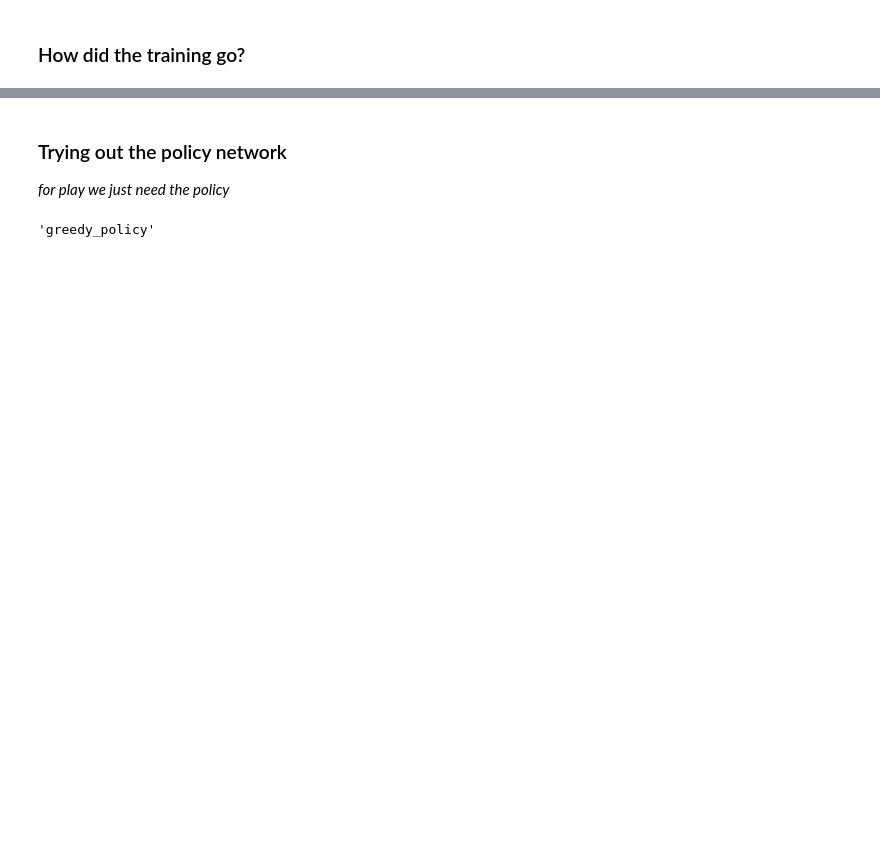
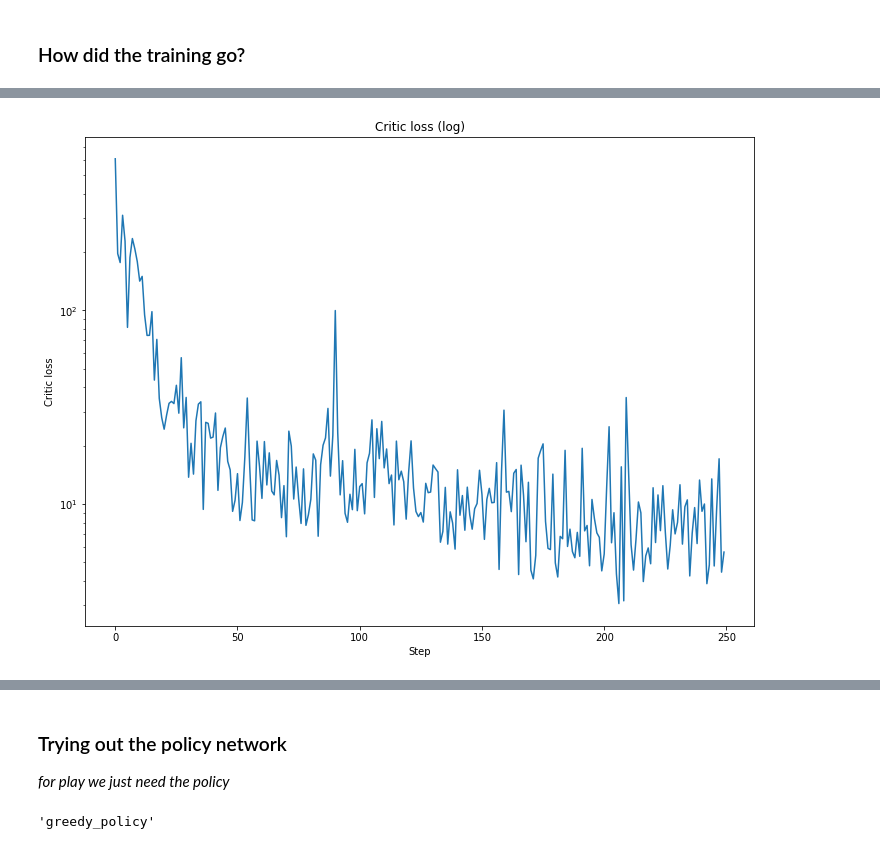
Before and after one commit to christianhidber/easyagents, a Jupyter notebook: jupyter_notebooks/tf_agents_orso_talk.ipynb, the cells around one changed output, grey strips where cells are left out. Saved outputs shown, nothing was run; the diff lists cells and outputs as text; code cells hidden in the pictures; blank space fills up the shorter version.

```diff
--- a/jupyter_notebooks/tf_agents_orso_talk.ipynb
+++ b/jupyter_notebooks/tf_agents_orso_talk.ipynb
@@ -638,3 +661,13 @@ plt.xlabel('Step');
+# %%
+steps = range(0, num_iterations)
+
+plt.yscale('log')
+plt.plot(steps, value_estimation_losses)
+plt.title('Critic loss (log)')
+plt.ylabel('Critic loss')
+plt.xlabel('Step');
+# %% [output]
+[figure, added]
 # %%
 steps = range(0, num_iterations)
 plt.plot(steps, returns)
```
Also changed, not shown: parts of 16 cells of this notebook.
